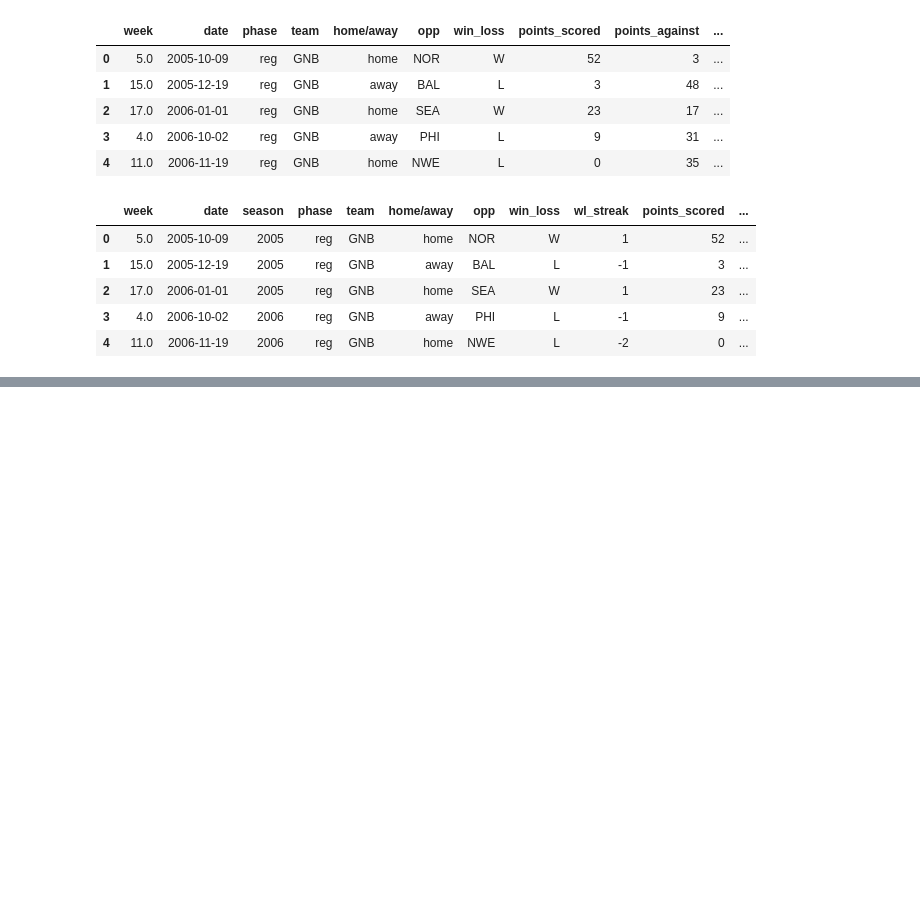
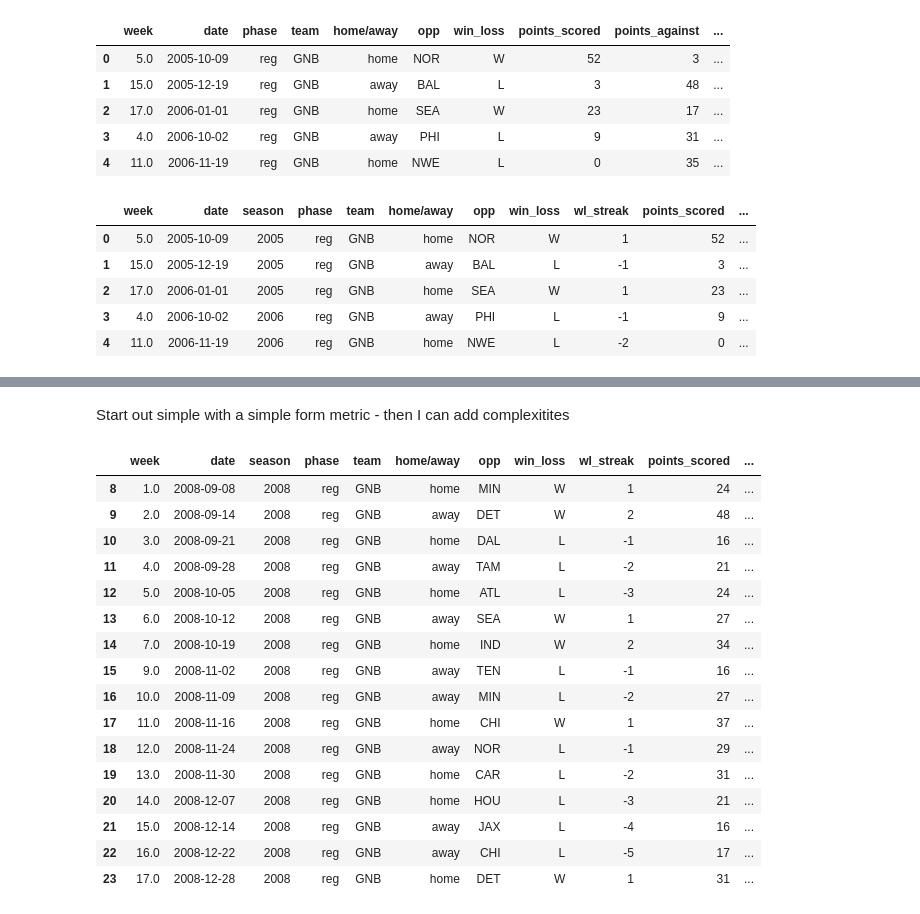
Before and after one commit to fonanroley/projects, a Jupyter notebook: qb_predictor.ipynb, the cells around one changed output, grey strips where cells are left out. Drawn from its saved outputs; the diff is of its cells as text; code cells hidden in the pictures; blank space fills up the shorter version.

Commit message:
form metric started

```diff
--- a/qb_predictor.ipynb
+++ b/qb_predictor.ipynb
@@ -433,0 +445,40 @@ df.head()
+# %% [markdown]
+<p>
+Start out simple with a simple form metric - then I can add complexitites
+</p>
+# %%
+#copy the dataframe so we aren't messing the clean original one up
+
+df_work = df.copy()
+# %%
+#the form metric
+
+df_work['form'] = (
+    df_work['pass_yds'] * 0.4 +
+    df_work['cmp_pct'] * 0.3 +
+    (df_work['pass_td'] + df_work['rush_td']) * 0.3 -
+    (df_work['int'] + df_work['fl']) * 0.5
+)
+# %%
+df_work['form_metric'] = df_work['form'].rolling(window=3, min_periods=1).mean()
+
+df_work = move_col_after(df_work, 'form_metric', 'rate')
+df_work[df_work['season'] == 2008]
+# %% [output]
+|  | week | date | season | phase | team | home/away | opp | win_loss | wl_streak | points_scored | ... |
+| 8 | 1.0 | 2008-09-08 | 2008 | reg | GNB | home | MIN | W | 1 | 24 | ... |
+| 9 | 2.0 | 2008-09-14 | 2008 | reg | GNB | away | DET | W | 2 | 48 | ... |
+| 10 | 3.0 | 2008-09-21 | 2008 | reg | GNB | home | DAL | L | -1 | 16 | ... |
+| 11 | 4.0 | 2008-09-28 | 2008 | reg | GNB | away | TAM | L | -2 | 21 | ... |
+| 12 | 5.0 | 2008-10-05 | 2008 | reg | GNB | home | ATL | L | -3 | 24 | ... |
+| 13 | 6.0 | 2008-10-12 | 2008 | reg | GNB | away | SEA | W | 1 | 27 | ... |
+| 14 | 7.0 | 2008-10-19 | 2008 | reg | GNB | home | IND | W | 2 | 34 | ... |
+| 15 | 9.0 | 2008-11-02 | 2008 | reg | GNB | away | TEN | L | -1 | 16 | ... |
+| 16 | 10.0 | 2008-11-09 | 2008 | reg | GNB | away | MIN | L | -2 | 27 | ... |
+| 17 | 11.0 | 2008-11-16 | 2008 | reg | GNB | home | CHI | W | 1 | 37 | ... |
+| 18 | 12.0 | 2008-11-24 | 2008 | reg | GNB | away | NOR | L | -1 | 29 | ... |
+| 19 | 13.0 | 2008-11-30 | 2008 | reg | GNB | home | CAR | L | -2 | 31 | ... |
+| 20 | 14.0 | 2008-12-07 | 2008 | reg | GNB | home | HOU | L | -3 | 21 | ... |
+| 21 | 15.0 | 2008-12-14 | 2008 | reg | GNB | away | JAX | L | -4 | 16 | ... |
+| 22 | 16.0 | 2008-12-22 | 2008 | reg | GNB | away | CHI | L | -5 | 17 | ... |
+| 23 | 17.0 | 2008-12-28 | 2008 | reg | GNB | home | DET | W | 1 | 31 | ... |
```
Also changed, not shown: parts of 3 cells of this notebook.
